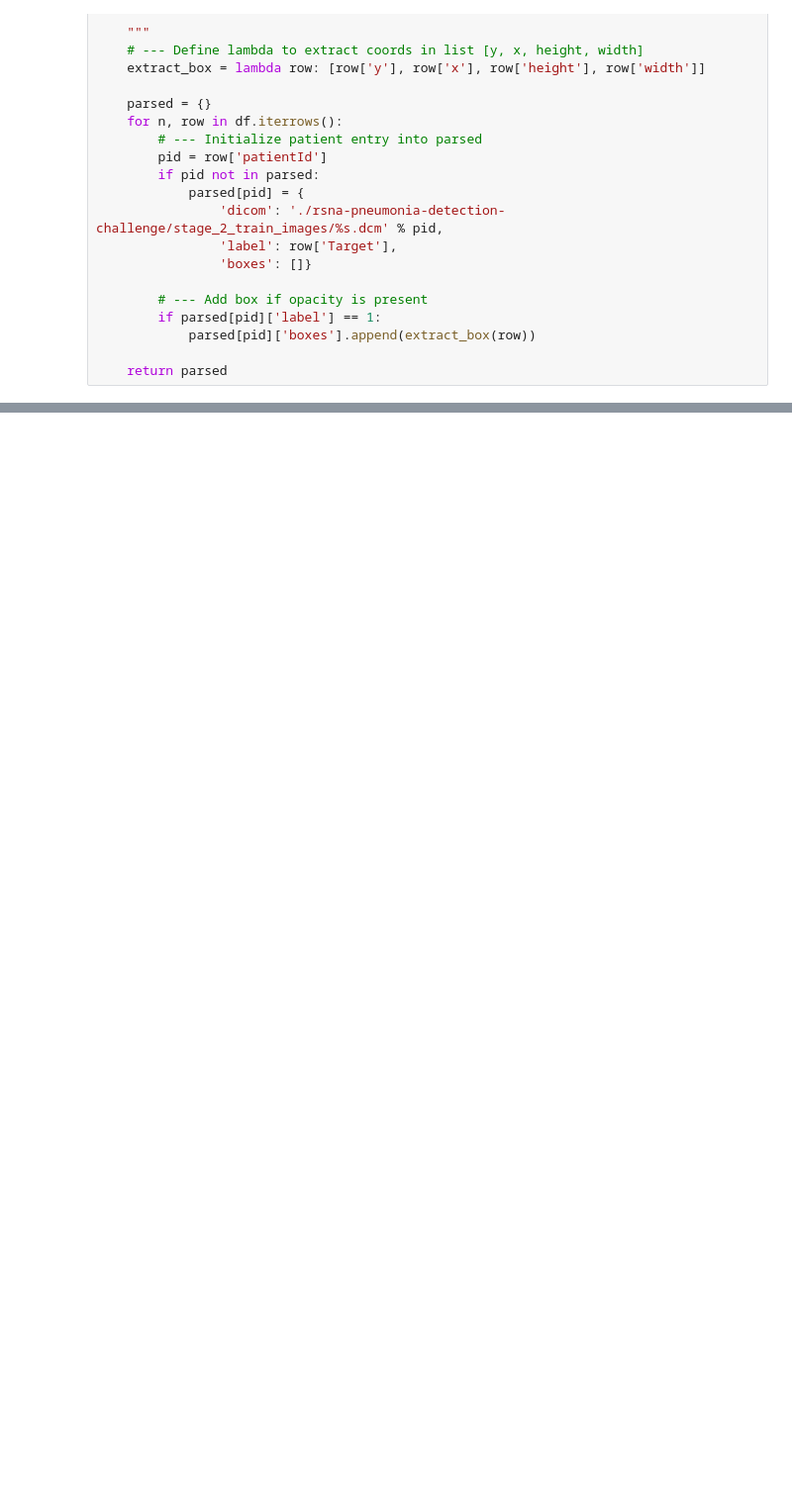
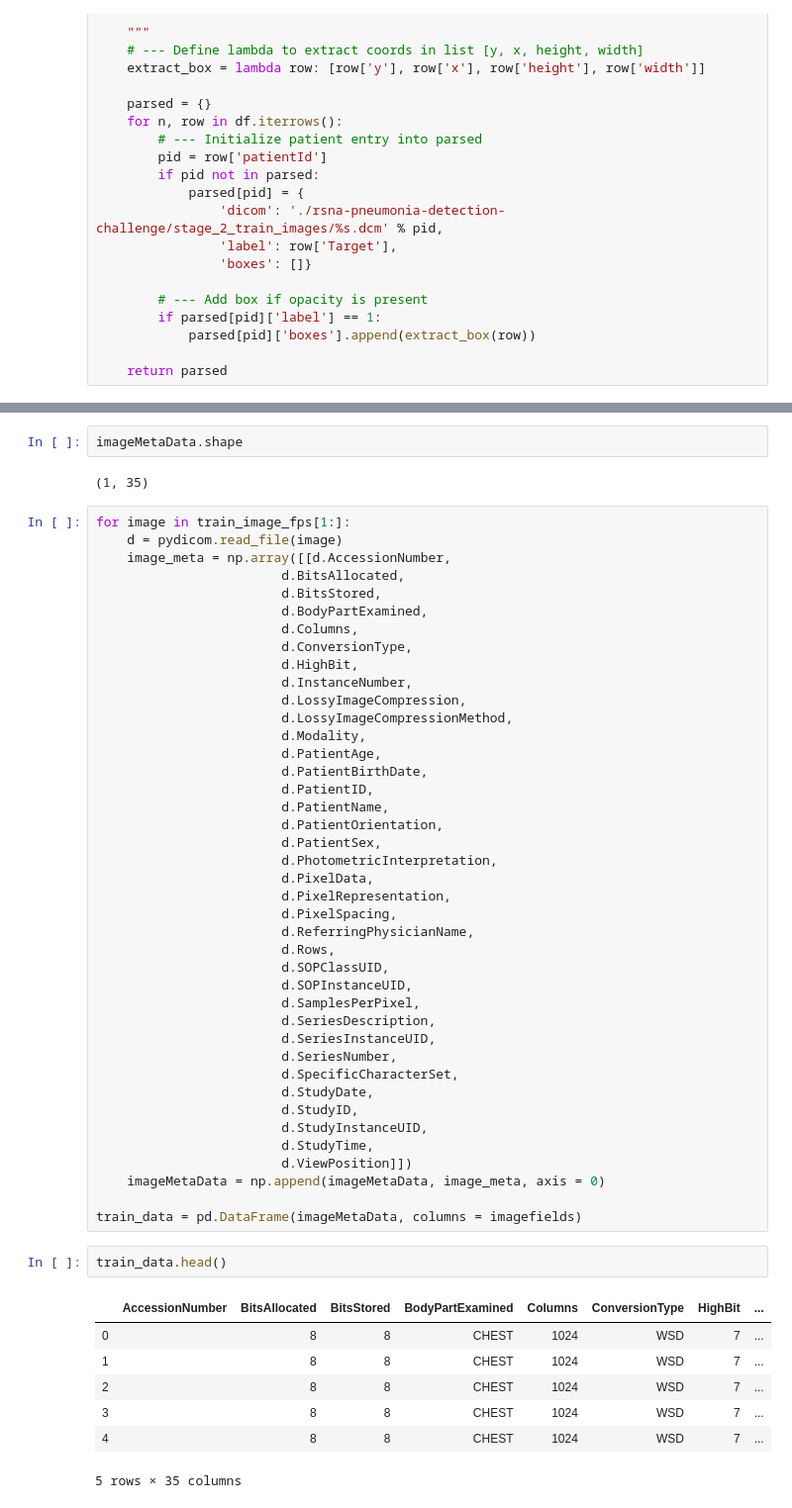
Before and after one commit to pachueud/capstone_project-1, a Jupyter notebook: Capstone Project - Deepak.ipynb, the cells around one changed output, grey strips where cells are left out. Shown at 99% size. Cells and saved outputs as stored; diff of their text form; blank space fills up the shorter version.

Commit message:
Add files via upload
created test and train dataframe

```diff
--- a/Capstone Project - Deepak.ipynb
+++ b/Capstone Project - Deepak.ipynb
@@ -306,0 +471,55 @@ draw(parsedDF['fffec09e-8a4a-48b1-b33e-ab4890ccd136'])
+# %%
+imageMetaData.shape
+# %% [output]
+(1, 35)
+# %%
+for image in train_image_fps[1:]:
+    d = pydicom.read_file(image)
+    image_meta = np.array([[d.AccessionNumber,
+                        d.BitsAllocated,
+                        d.BitsStored,
+                        d.BodyPartExamined,
+                        d.Columns,
+                        d.ConversionType,
+                        d.HighBit,
+                        d.InstanceNumber,
+                        d.LossyImageCompression,
+                        d.LossyImageCompressionMethod,
+                        d.Modality,
+                        d.PatientAge,
+                        d.PatientBirthDate,
+                        d.PatientID,
+                        d.PatientName,
+                        d.PatientOrientation,
+                        d.PatientSex,
+                        d.PhotometricInterpretation,
+                        d.PixelData,
+                        d.PixelRepresentation,
+                        d.PixelSpacing,
+                        d.ReferringPhysicianName,
+                        d.Rows,
+                        d.SOPClassUID,
+                        d.SOPInstanceUID,
+                        d.SamplesPerPixel,
+                        d.SeriesDescription,
+                        d.SeriesInstanceUID,
+                        d.SeriesNumber,
+                        d.SpecificCharacterSet,
+                        d.StudyDate,
+                        d.StudyID,
+                        d.StudyInstanceUID,
+                        d.StudyTime,
+                        d.ViewPosition]])
+    imageMetaData = np.append(imageMetaData, image_meta, axis = 0)
+
+train_data = pd.DataFrame(imageMetaData, columns = imagefields)
+# %%
+train_data.head()
+# %% [output]
+|  | AccessionNumber | BitsAllocated | BitsStored | BodyPartExamined | Columns | ConversionType | HighBit | ... |
+| 0 |  | 8 | 8 | CHEST | 1024 | WSD | 7 | ... |
+| 1 |  | 8 | 8 | CHEST | 1024 | WSD | 7 | ... |
+| 2 |  | 8 | 8 | CHEST | 1024 | WSD | 7 | ... |
+| 3 |  | 8 | 8 | CHEST | 1024 | WSD | 7 | ... |
+| 4 |  | 8 | 8 | CHEST | 1024 | WSD | 7 | ... |
+5 rows × 35 columns
```
Also changed, not shown: parts of 24 cells of this notebook, 1 other file.
